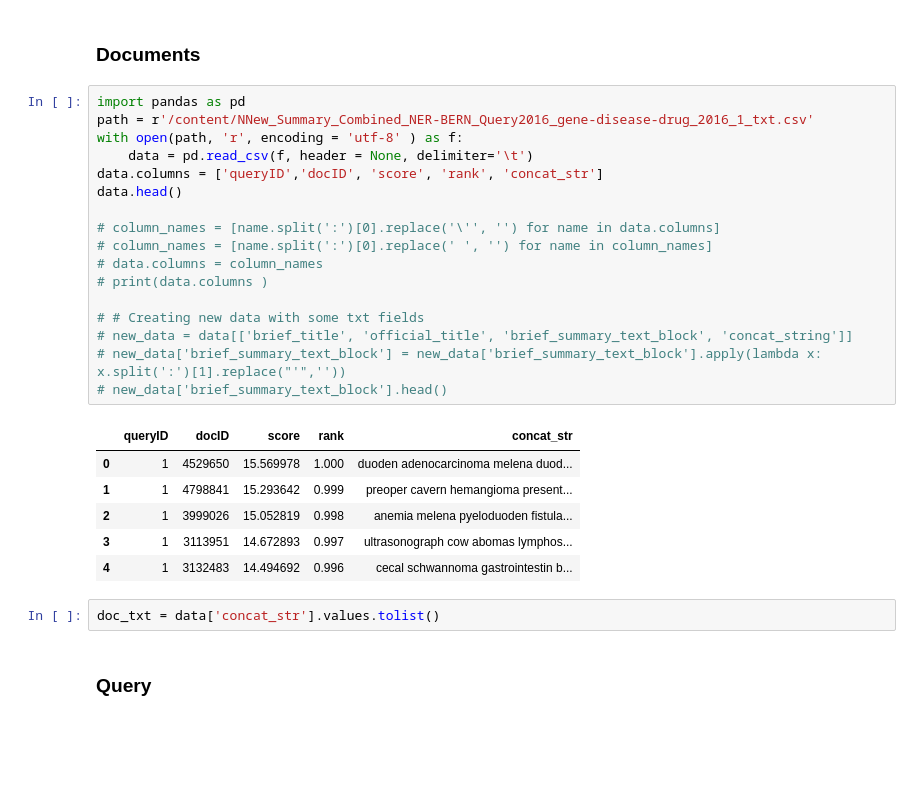
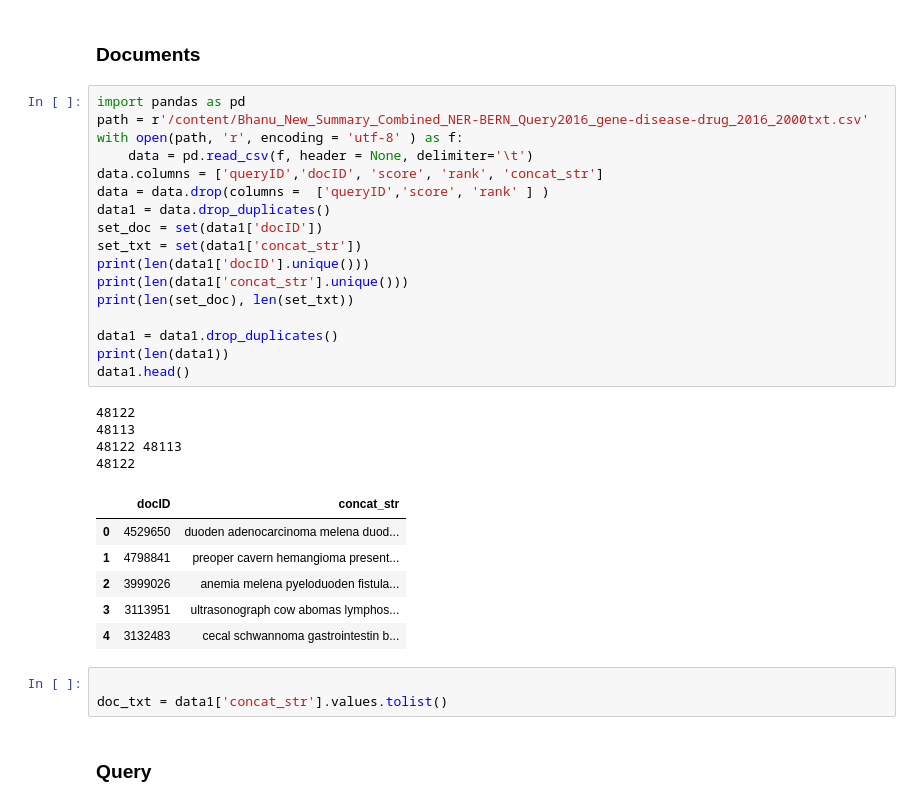
Before and after one commit to HuyenNguyenHelen/MyTREC_2021, a Jupyter notebook: BERT_Innitial_Reranking.ipynb, the cells around one changed output. Cells and saved outputs as stored; diff of their text form; blank space fills up the shorter version.

```diff
--- a/BERT_Innitial_Reranking.ipynb
+++ b/BERT_Innitial_Reranking.ipynb
@@ -24,32 +24,37 @@ Requirement already satisfied, skipping upgrade: chardet<4,>=3.0.2 in /usr/local
 # Documents and Query processing
 # %% [markdown]
 ### Documents
-# %%
-import pandas as pd
-path = r'/content/NNew_Summary_Combined_NER-BERN_Query2016_gene-disease-drug_2016_1_txt.csv'
-with open(path, 'r', encoding = 'utf-8' ) as f:
-    data = pd.read_csv(f, header = None, delimiter='\t')
-data.columns = ['queryID','docID', 'score', 'rank', 'concat_str']
-data.head()
-
-# column_names = [name.split(':')[0].replace('\'', '') for name in data.columns]
-# column_names = [name.split(':')[0].replace(' ', '') for name in column_names]
-# data.columns = column_names
-# print(data.columns )
-
-# # Creating new data with some txt fields
-# new_data = data[['brief_title', 'official_title', 'brief_summary_text_block', 'concat_string']]
-# new_data['brief_summary_text_block'] = new_data['brief_summary_text_block'].apply(lambda x: x.split(':')[1].replace("'",''))
-# new_data['brief_summary_text_block'].head()
-# %% [output]
-|  | queryID | docID | score | rank | concat_str |
-| 0 | 1 | 4529650 | 15.569978 | 1.000 | duoden adenocarcinoma melena duod... |
-| 1 | 1 | 4798841 | 15.293642 | 0.999 | preoper cavern hemangioma present... |
-| 2 | 1 | 3999026 | 15.052819 | 0.998 | anemia melena pyeloduoden fistula... |
-| 3 | 1 | 3113951 | 14.672893 | 0.997 | ultrasonograph cow abomas lymphos... |
-| 4 | 1 | 3132483 | 14.494692 | 0.996 | cecal schwannoma gastrointestin b... |
+# %%
+import pandas as pd
+path = r'/content/Bhanu_New_Summary_Combined_NER-BERN_Query2016_gene-disease-drug_2016_2000txt.csv'
+with open(path, 'r', encoding = 'utf-8' ) as f:
+    data = pd.read_csv(f, header = None, delimiter='\t')
+data.columns = ['queryID','docID', 'score', 'rank', 'concat_str']
+data = data.drop(columns =  ['queryID','score', 'rank' ] )
+data1 = data.drop_duplicates()
+set_doc = set(data1['docID'])
+set_txt = set(data1['concat_str'])
+print(len(data1['docID'].unique()))
+print(len(data1['concat_str'].unique()))
+print(len(set_doc), len(set_txt))
+
+data1 = data1.drop_duplicates()
+print(len(data1))
+data1.head()
+# %% [output]
+48122
+48113
+48122 48113
+48122
+|  | docID | concat_str |
+| 0 | 4529650 | duoden adenocarcinoma melena duod... |
+| 1 | 4798841 | preoper cavern hemangioma present... |
+| 2 | 3999026 | anemia melena pyeloduoden fistula... |
+| 3 | 3113951 | ultrasonograph cow abomas lymphos... |
+| 4 | 3132483 | cecal schwannoma gastrointestin b... |
 # %%
-doc_txt = data['concat_str'].values.tolist()
+
+doc_txt = data1['concat_str'].values.tolist()
 # %% [markdown]
 ### Query
 # %%
```
Also changed, not shown: parts of 7 cells of this notebook.
